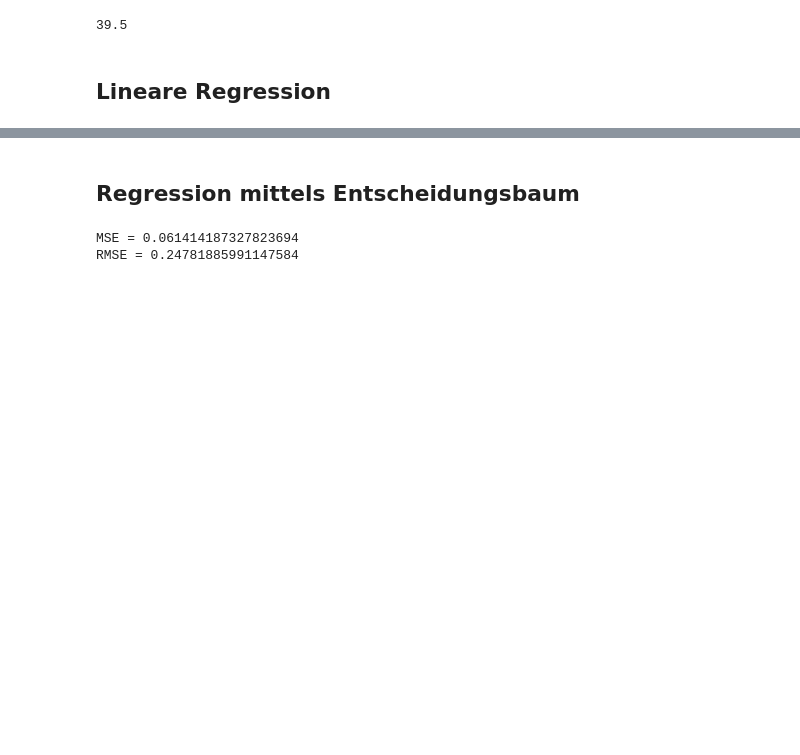
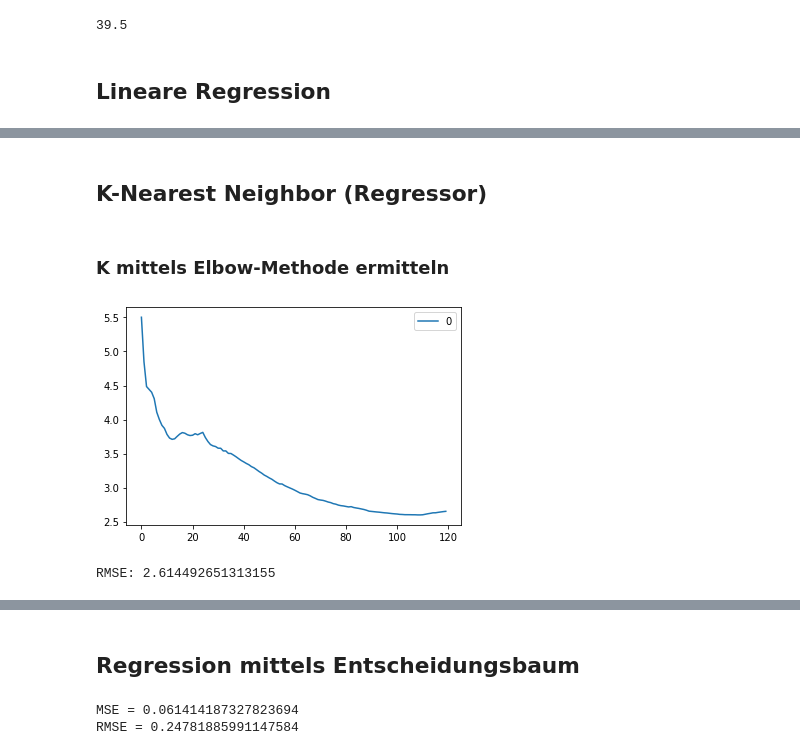
Before and after one commit to chalkiswhite/climbing-shoe-recommender, a Jupyter notebook: main.ipynb, the cells around one changed output, grey strips where cells are left out. Cells and saved outputs as stored; diff of their text form; code cells hidden in the pictures; blank space fills up the shorter version.

```diff
--- a/main.ipynb
+++ b/main.ipynb
@@ -1152,0 +1135,48 @@ RMSE = 1.0157334103043165
+# %% [markdown]
+## K-Nearest Neighbor (Regressor)
+# %% [markdown]
+### K mittels Elbow-Methode ermitteln
+# %%
+from sklearn.neighbors import KNeighborsRegressor
+from sklearn.metrics import mean_squared_error
+from math import sqrt
+
+error_rate = []
+
+k_max = scaled_X.shape[0]
+
+#for i in range(1,k_max):
+#    knn = KNeighborsRegressor(n_neighbors=i, n_jobs=-1, metric='cosine', weights='distance')
+#    knn.fit(scaled_X,y_train)
+#    pred_i = knn.predict(X_test)
+#    error_rate.append(np.mean(pred_i != y_test))
+
+
+
+
+
+rmse_val = [] #to store rmse values for different k
+for i in range(1,scaled_X.shape[0]):
+    knn = KNeighborsRegressor(n_neighbors=i,  n_jobs=-1)
+
+    knn.fit(scaled_X, y_train)  #fit the model
+    pred=knn.predict(X_test) #make prediction on test set
+    error = sqrt(mean_squared_error(y_test,pred)) #calculate rmse
+    rmse_val.append(error) #store rmse values
+
+curve = pd.DataFrame(rmse_val) #elbow curve
+curve.plot()
+plt.show()
+# %% [output]
+[figure, added]
+# %%
+knn = KNeighborsRegressor(n_neighbors=100,  n_jobs=-1)
+knn.fit(scaled_X, y_train)
+
+pred=knn.predict(X_test)
+
+error = sqrt(mean_squared_error(y_test,pred))
+
+print(f"RMSE: {error}")
+# %% [output]
+RMSE: 2.614492651313155
```
Also changed, not shown: parts of 21 cells of this notebook.
